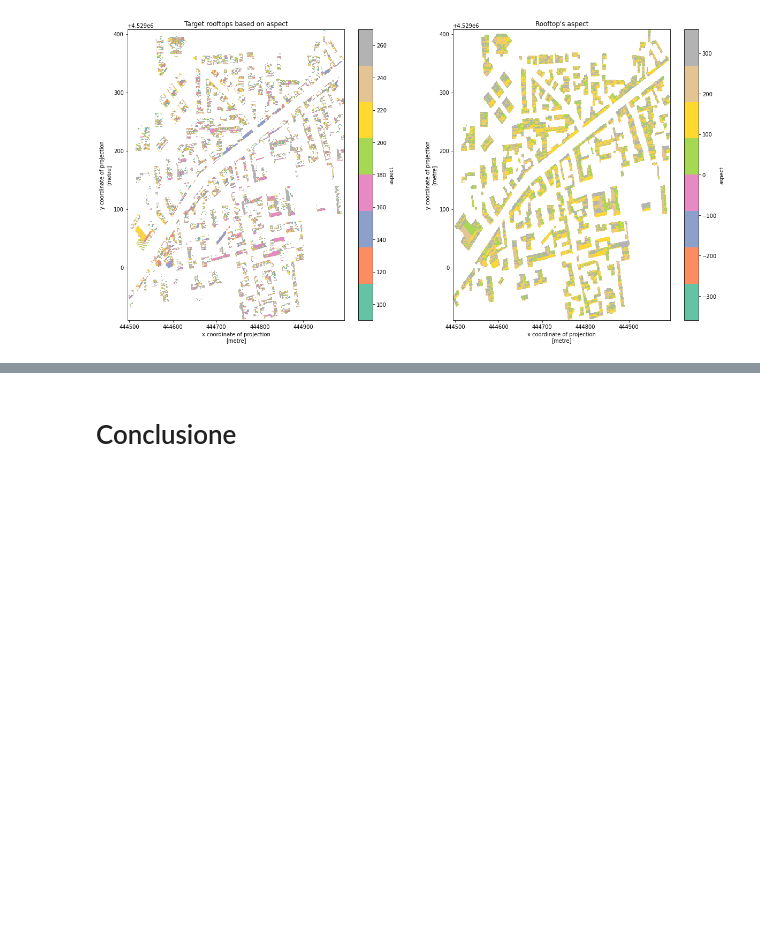
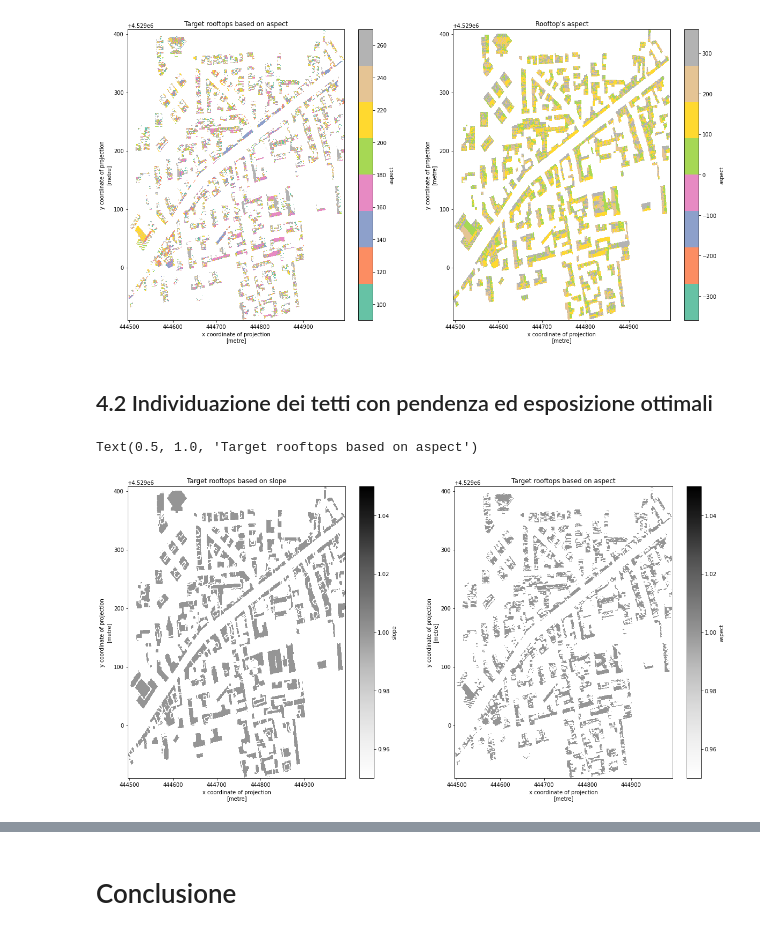
Before and after one commit to MaxDragonheart/PyGIS-Blog, a Jupyter notebook: _notebooks/2022-05-21-verificare-il-potenziale-fotovoltaico-di-un-tetto.ipynb, the cells around one changed output, grey strips where cells are left out. Cells and saved outputs as stored; diff of their text form; code cells hidden in the pictures; blank space fills up the shorter version.

```diff
--- a/_notebooks/2022-05-21-verificare-il-potenziale-fotovoltaico-di-un-tetto.ipynb
+++ b/_notebooks/2022-05-21-verificare-il-potenziale-fotovoltaico-di-un-tetto.ipynb
@@ -316,3 +316,25 @@ axs[1].set_title("Rooftop's aspect")
 # %% [output]
 Text(0.5, 1.0, "Rooftop's aspect")
 [figure]
+# %% [markdown]
+## 4.2 Individuazione dei tetti con pendenza ed esposizione ottimali
+# %%
+target_slope_rooftop_mask = target_slope_rooftop / target_slope_rooftop
+target_aspect_rooftop_mask = target_aspect_rooftop / target_aspect_rooftop
+
+fig, axs = plt.subplots(1, 2, figsize=(20, 10))
+
+target_slope_rooftop_mask.plot.imshow(
+    cmap="Greys",
+    ax=axs[0]
+)
+axs[0].set_title("Target rooftops based on slope")
+
+target_aspect_rooftop_mask.plot.imshow(
+    cmap="Greys",
+    ax=axs[1]
+)
+axs[1].set_title("Target rooftops based on aspect")
+# %% [output]
+Text(0.5, 1.0, 'Target rooftops based on aspect')
+[figure, added]
```
Also changed, not shown: parts of 1 cell of this notebook.
